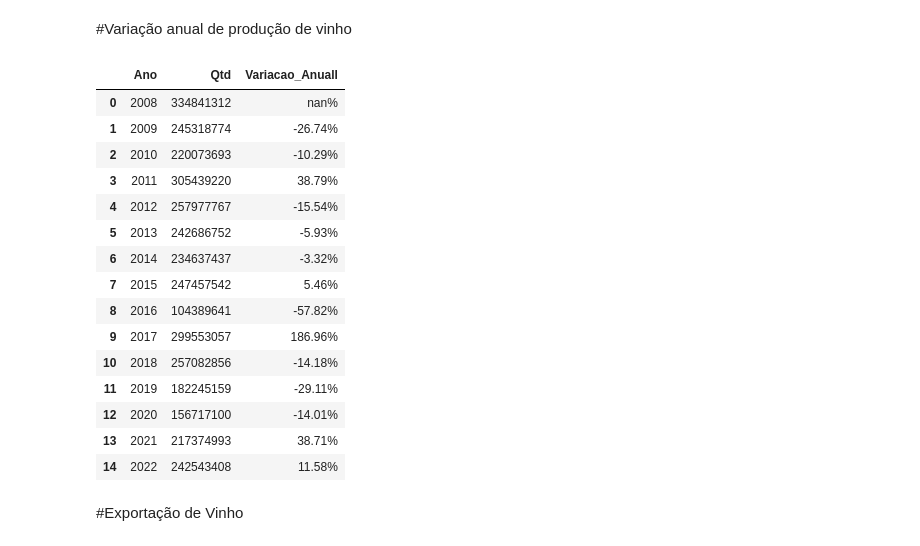
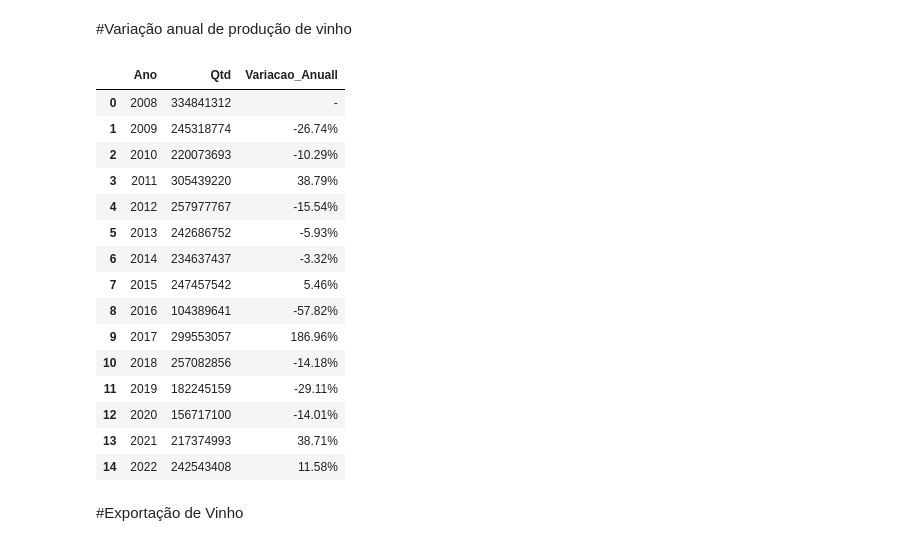
Before and after one commit to VivianeCorreia/Tech-Challenge, a Jupyter notebook: 2_challenge.ipynb, the cells around one changed output. Saved outputs shown, nothing was run; the diff lists cells and outputs as text; code cells hidden in the pictures.

```diff
--- a/2_challenge.ipynb
+++ b/2_challenge.ipynb
@@ -262,17 +262,19 @@ plt.show()
 # %%
 # Suponha que você tenha um DataFrame chamado 'producao_vinho' com as colunas 'Ano' e 'Qtd'
 # Certifique-se de que os dados estejam em ordem cronológica
 
 # Ordenar o DataFrame pelo ano
 producao_vinho = quantidade_total_por_ano.sort_values(by='Ano')
 
 # Calcular a variação anual em termos percentuais e adicionar o símbolo de porcentagem
 producao_vinho['Variacao_Anuall'] = ((producao_vinho['Qtd'] - producao_vinho['Qtd'].shift(1)) / producao_vinho['Qtd'].shift(1) * 100).map('{:.2f}%'.format)
 
+producao_vinho['Variacao_Anuall'] = producao_vinho['Variacao_Anuall'].str.replace('nan%', '-')
+
 producao_vinho
 # %% [output]
 |  | Ano | Qtd | Variacao_Anuall |
-| 0 | 2008 | 334841312 | nan% |
+| 0 | 2008 | 334841312 | - |
 | 1 | 2009 | 245318774 | -26.74% |
 | 2 | 2010 | 220073693 | -10.29% |
 | 3 | 2011 | 305439220 | 38.79% |
```
